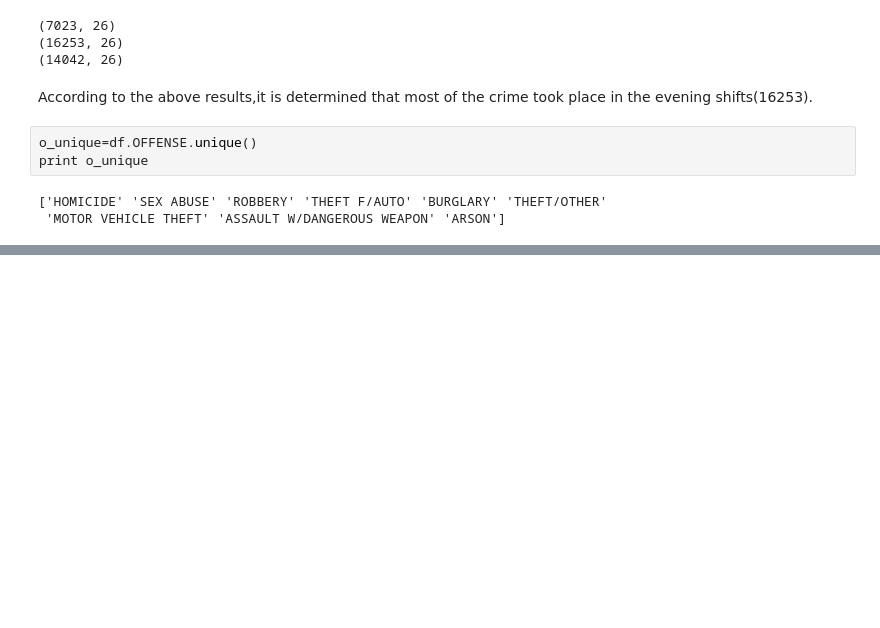
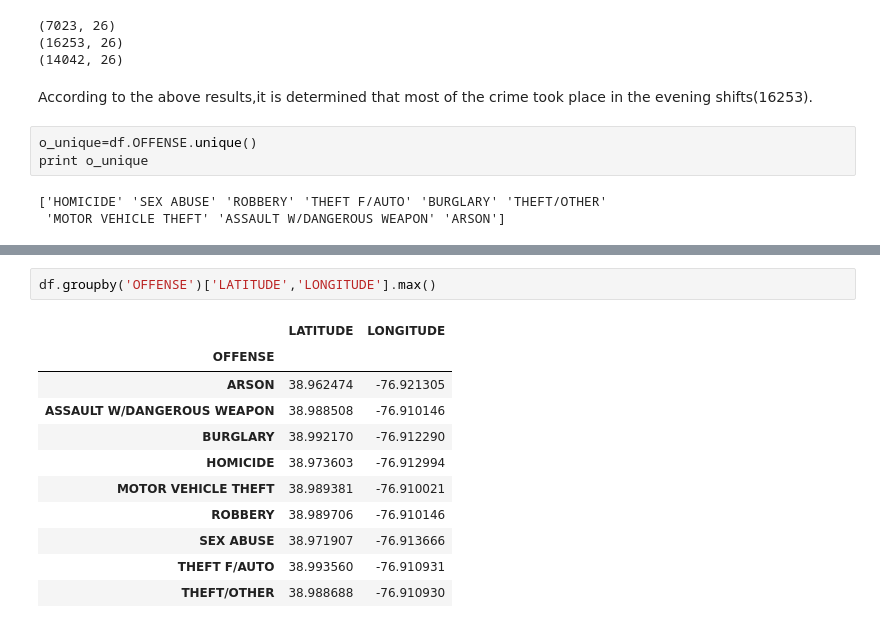
Before and after one commit to shusrushabezugam/big-data-python-class, a Jupyter notebook: SHUSRUSHA_BEZUGAM_Homework3-pandas-numpy.ipynb, the cells around one changed output, grey strips where cells are left out. Saved outputs shown, nothing was run; the diff lists cells and outputs as text; blank space fills up the shorter version.

```diff
--- a/SHUSRUSHA_BEZUGAM_Homework3-pandas-numpy.ipynb
+++ b/SHUSRUSHA_BEZUGAM_Homework3-pandas-numpy.ipynb
@@ -185,0 +237,14 @@ SyntaxError: invalid syntax (<ipython-input-144-35b2be05808d>, line 9)
+# %%
+df.groupby('OFFENSE')['LATITUDE','LONGITUDE'].max()
+# %% [output]
+|  | LATITUDE | LONGITUDE |
+| OFFENSE |  |  |
+| ARSON | 38.962474 | -76.921305 |
+| ASSAULT W/DANGEROUS WEAPON | 38.988508 | -76.910146 |
+| BURGLARY | 38.992170 | -76.912290 |
+| HOMICIDE | 38.973603 | -76.912994 |
+| MOTOR VEHICLE THEFT | 38.989381 | -76.910021 |
+| ROBBERY | 38.989706 | -76.910146 |
+| SEX ABUSE | 38.971907 | -76.913666 |
+| THEFT F/AUTO | 38.993560 | -76.910931 |
+| THEFT/OTHER | 38.988688 | -76.910930 |
```
Also changed, not shown: parts of 11 cells of this notebook.
